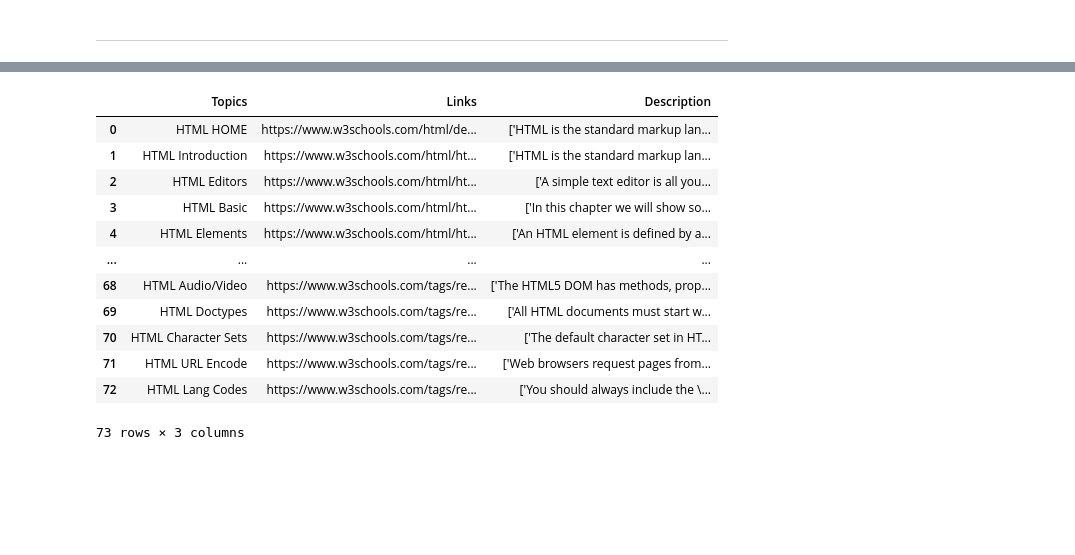
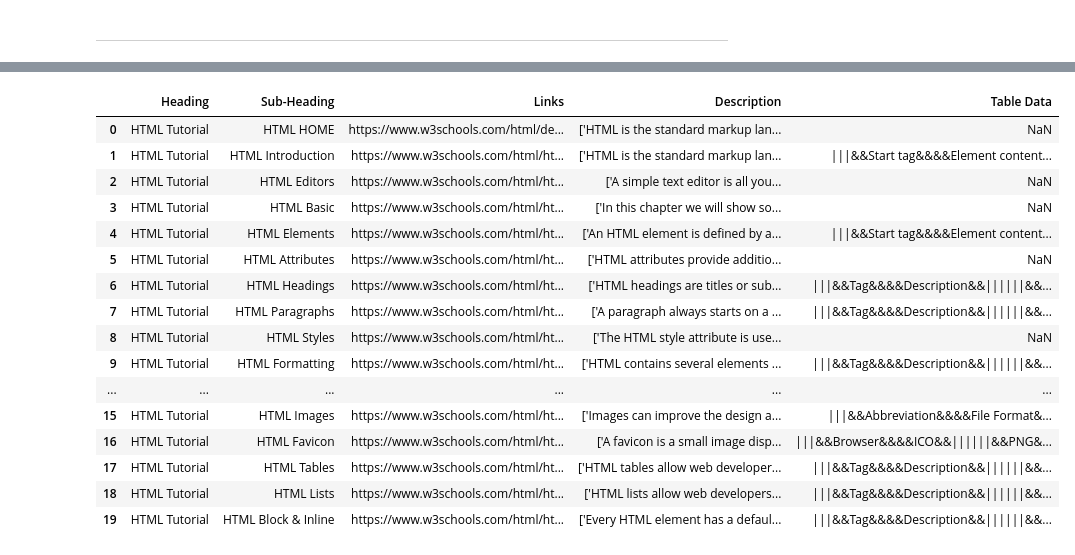
Before and after one commit to nithin-sylesh/OnePercent_Web_Scrapping-, a Jupyter notebook: HTMLWebScrapping.ipynb, the cells around one changed output, grey strips where cells are left out. Saved outputs shown, nothing was run; the diff lists cells and outputs as text; code cells hidden in the pictures; blank space fills up the shorter version.

```diff
--- a/HTMLWebScrapping.ipynb
+++ b/HTMLWebScrapping.ipynb
@@ -307,18 +289,22 @@ with open('html_w3school.csv', 'w', encoding='utf8', newline='') as f:
 file = pd.read_csv('html_w3school.csv')
 dataset = pd.DataFrame(file)
 # %%
-dataset
+dataset.head(20)
 # %% [output]
-|  | Topics | Links | Description |
-| 0 | HTML HOME | https://www.w3schools.com/html/de... | ['HTML is the standard markup lan... |
-| 1 | HTML Introduction | https://www.w3schools.com/html/ht... | ['HTML is the standard markup lan... |
-| 2 | HTML Editors | https://www.w3schools.com/html/ht... | ['A simple text editor is all you... |
-| 3 | HTML Basic | https://www.w3schools.com/html/ht... | ['In this chapter we will show so... |
-| 4 | HTML Elements | https://www.w3schools.com/html/ht... | ['An HTML element is defined by a... |
-| ... | ... | ... | ... |
-| 68 | HTML Audio/Video | https://www.w3schools.com/tags/re... | ['The HTML5 DOM has methods, prop... |
-| 69 | HTML Doctypes | https://www.w3schools.com/tags/re... | ['All HTML documents must start w... |
-| 70 | HTML Character Sets | https://www.w3schools.com/tags/re... | ['The default character set in HT... |
-| 71 | HTML URL Encode | https://www.w3schools.com/tags/re... | ['Web browsers request pages from... |
-| 72 | HTML Lang Codes | https://www.w3schools.com/tags/re... | ['You should always include the \... |
+|  | Heading | Sub-Heading | Links | Description | Table Data |
+| 0 | HTML Tutorial | HTML HOME | https://www.w3schools.com/html/de... | ['HTML is the standard markup lan... | NaN |
+| 1 | HTML Tutorial | HTML Introduction | https://www.w3schools.com/html/ht... | ['HTML is the standard markup lan... | |||&&Start tag&&&&Element content... |
+| 2 | HTML Tutorial | HTML Editors | https://www.w3schools.com/html/ht... | ['A simple text editor is all you... | NaN |
+| 3 | HTML Tutorial | HTML Basic | https://www.w3schools.com/html/ht... | ['In this chapter we will show so... | NaN |
+| 4 | HTML Tutorial | HTML Elements | https://www.w3schools.com/html/ht... | ['An HTML element is defined by a... | |||&&Start tag&&&&Element content... |
+| 5 | HTML Tutorial | HTML Attributes | https://www.w3schools.com/html/ht... | ['HTML attributes provide additio... | NaN |
+| 6 | HTML Tutorial | HTML Headings | https://www.w3schools.com/html/ht... | ['HTML headings are titles or sub... | |||&&Tag&&&&Description&&||||||&&... |
+| 7 | HTML Tutorial | HTML Paragraphs | https://www.w3schools.com/html/ht... | ['A paragraph always starts on a ... | |||&&Tag&&&&Description&&||||||&&... |
+| 8 | HTML Tutorial | HTML Styles | https://www.w3schools.com/html/ht... | ['The HTML style attribute is use... | NaN |
+| 9 | HTML Tutorial | HTML Formatting | https://www.w3schools.com/html/ht... | ['HTML contains several elements ... | |||&&Tag&&&&Description&&||||||&&... |
+| ... | ... | ... | ... | ... | ... |
+| 15 | HTML Tutorial | HTML Images | https://www.w3schools.com/html/ht... | ['Images can improve the design a... | |||&&Abbreviation&&&&File Format&... |
+| 16 | HTML Tutorial | HTML Favicon | https://www.w3schools.com/html/ht... | ['A favicon is a small image disp... | |||&&Browser&&&&ICO&&||||||&&PNG&... |
+| 17 | HTML Tutorial | HTML Tables | https://www.w3schools.com/html/ht... | ['HTML tables allow web developer... | |||&&Tag&&&&Description&&||||||&&... |
+| 18 | HTML Tutorial | HTML Lists | https://www.w3schools.com/html/ht... | ['HTML lists allow web developers... | |||&&Tag&&&&Description&&||||||&&... |
+| 19 | HTML Tutorial | HTML Block & Inline | https://www.w3schools.com/html/ht... | ['Every HTML element has a defaul... | |||&&Tag&&&&Description&&||||||&&... |
-73 rows × 3 columns
```
Also changed, not shown: parts of 17 cells of this notebook, 1 other file.
